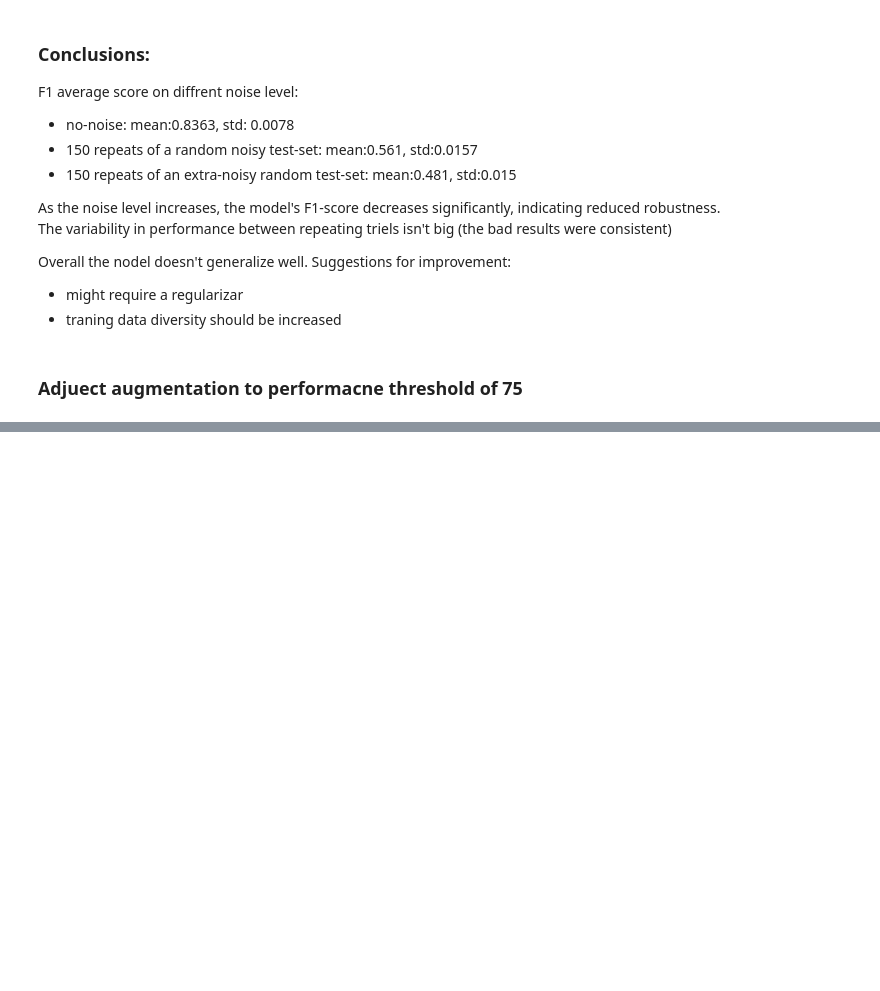
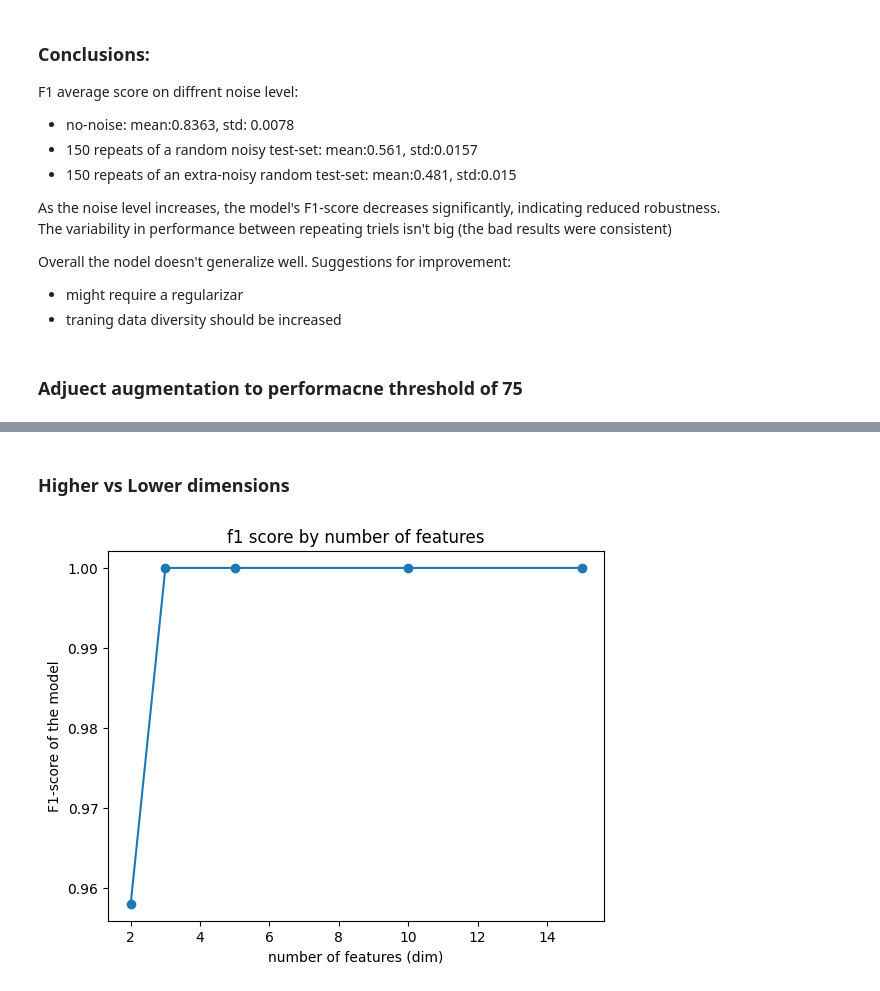
Before and after one commit to mcolesh/ds_playground, a Jupyter notebook: app_notebook.ipynb, the cells around one changed output, grey strips where cells are left out. Drawn from its saved outputs; the diff is of its cells as text; code cells hidden in the pictures; blank space fills up the shorter version.

```diff
--- a/app_notebook.ipynb
+++ b/app_notebook.ipynb
@@ -474,0 +510,27 @@ NameError: name 'random' is not defined
+# %% [markdown]
+### Higher vs Lower dimensions
+# %%
+dim_list = [2, 3, 5, 10, 15]
+def svm_performance_analysis(dim = 2, cluster_std=1):
+    X, y = datasets.make_blobs(n_samples=5000, n_features=dim, cluster_std=cluster_std, random_state=123)
+    # train test split
+    X_train, X_test, y_train, y_test = train_test_split(X, y, test_size=0.2, random_state=123)
+    # Shuffle a fraction of `y_train`
+
+    model = SVC(kernel='rbf')
+    model.fit(X_train, y_train)
+    y_predict = model.predict(X_test)
+    return f1_score(y_test, y_predict, average='weighted')
+
+dim_scores = []
+for dim in dim_list:
+    dim_scores.append(svm_performance_analysis(dim))
+
+
+plt.title('f1 score by number of features')
+plt.xlabel('number of features (dim)')
+plt.ylabel('F1-score of the model')
+plt.plot(dim_list,dim_scores, marker='o', linestyle='-')
+plt.show()
+# %% [output]
+[figure, added]
```
Also changed, not shown: parts of 13 cells of this notebook.
